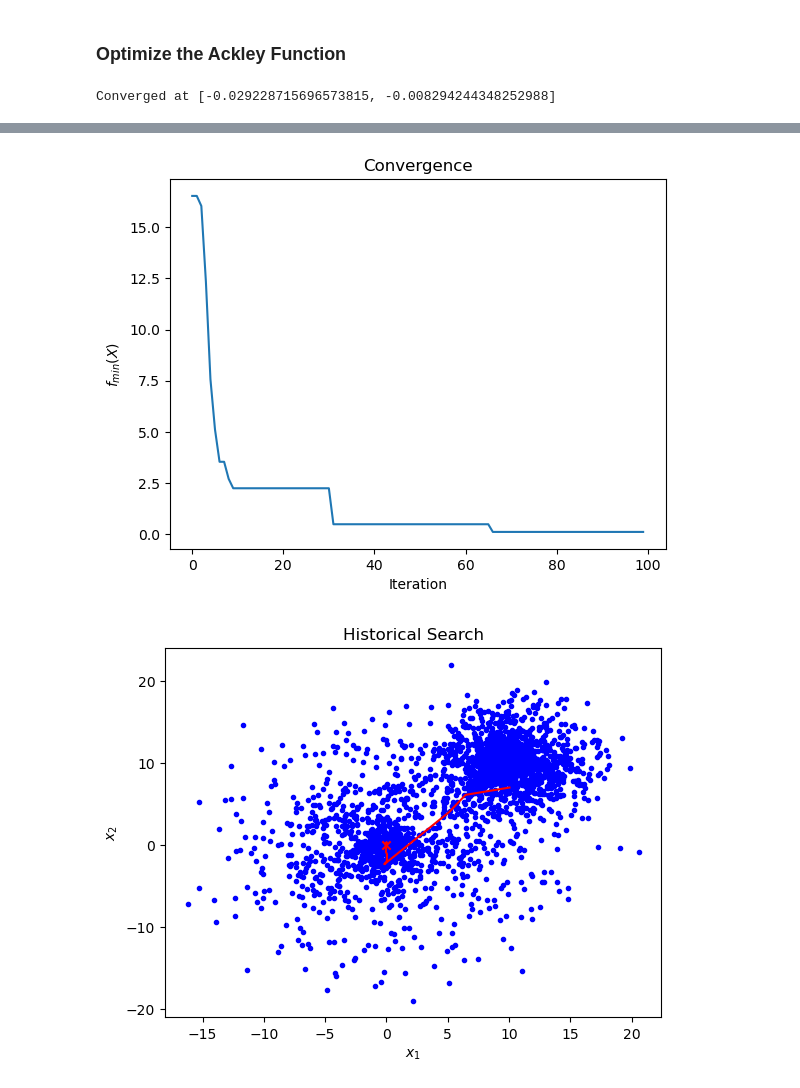
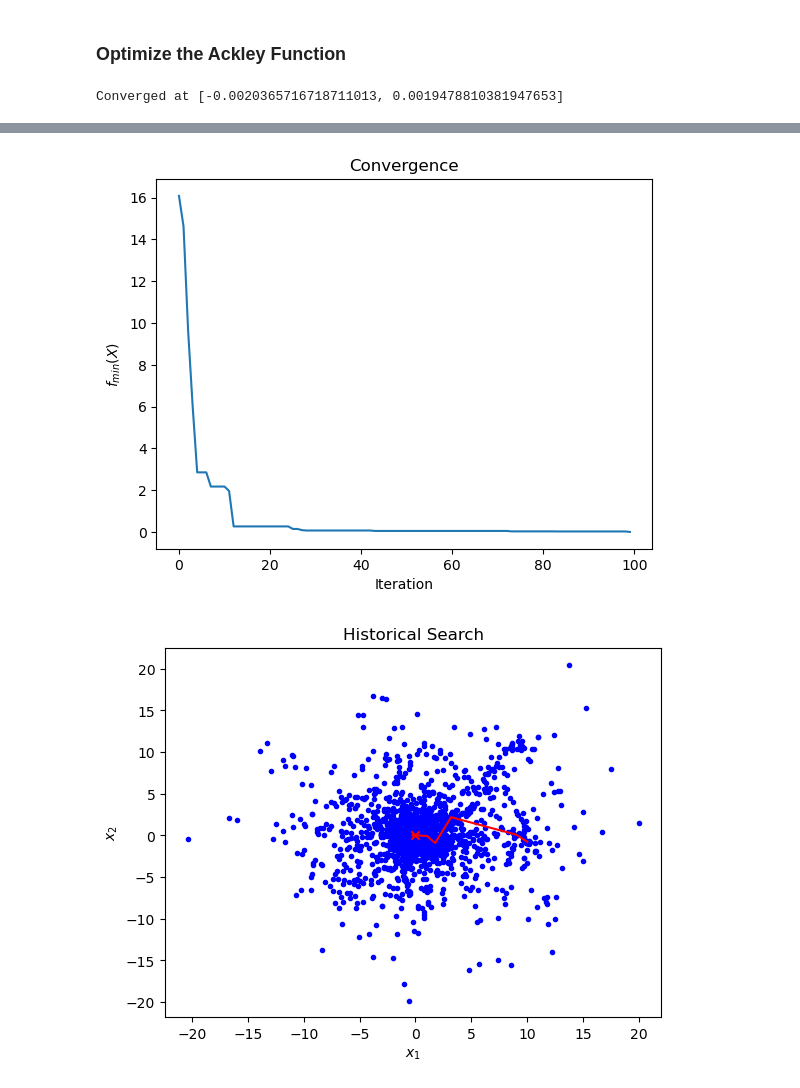
Before and after one commit to tachophobia/ISEF2425, a Jupyter notebook: lichtenberg_optimization.ipynb, the cells around one changed output, grey strips where cells are left out. Drawn from its saved outputs; the diff is of its cells as text; code cells hidden in the pictures.

```diff
--- a/lichtenberg_optimization.ipynb
+++ b/lichtenberg_optimization.ipynb
@@ -40,16 +44,16 @@ plt.show()
 # %%
 ackley = AckleyFunction()
 ackley.lower_bound, ackley.upper_bound = -10, 30
 
-la = LichtenbergAlgorithm(M=2, ref=0.3, filename="figure2d.npy")
+la = LichtenbergAlgorithm(M=2, ref=0.2, filename="figure2d.npy")
 optimum = la.optimize(ackley, n_iter=100, pop=30)
 
 print(f"Converged at {optimum}")
 ackley.plot3d(ackley.center(), optimum)
 la.plot_convergence()
 la.plot_historical_search()
 # %% [output]
-Converged at [-0.029228715696573815, -0.008294244348252988]
+Converged at [-0.0020365716718711013, 0.0019478810381947653]
 [figure]
-[figure, old version]
+[figure, new version]
-[figure, old version]
+[figure, new version]
```
Also changed, not shown: parts of 2 cells of this notebook.
